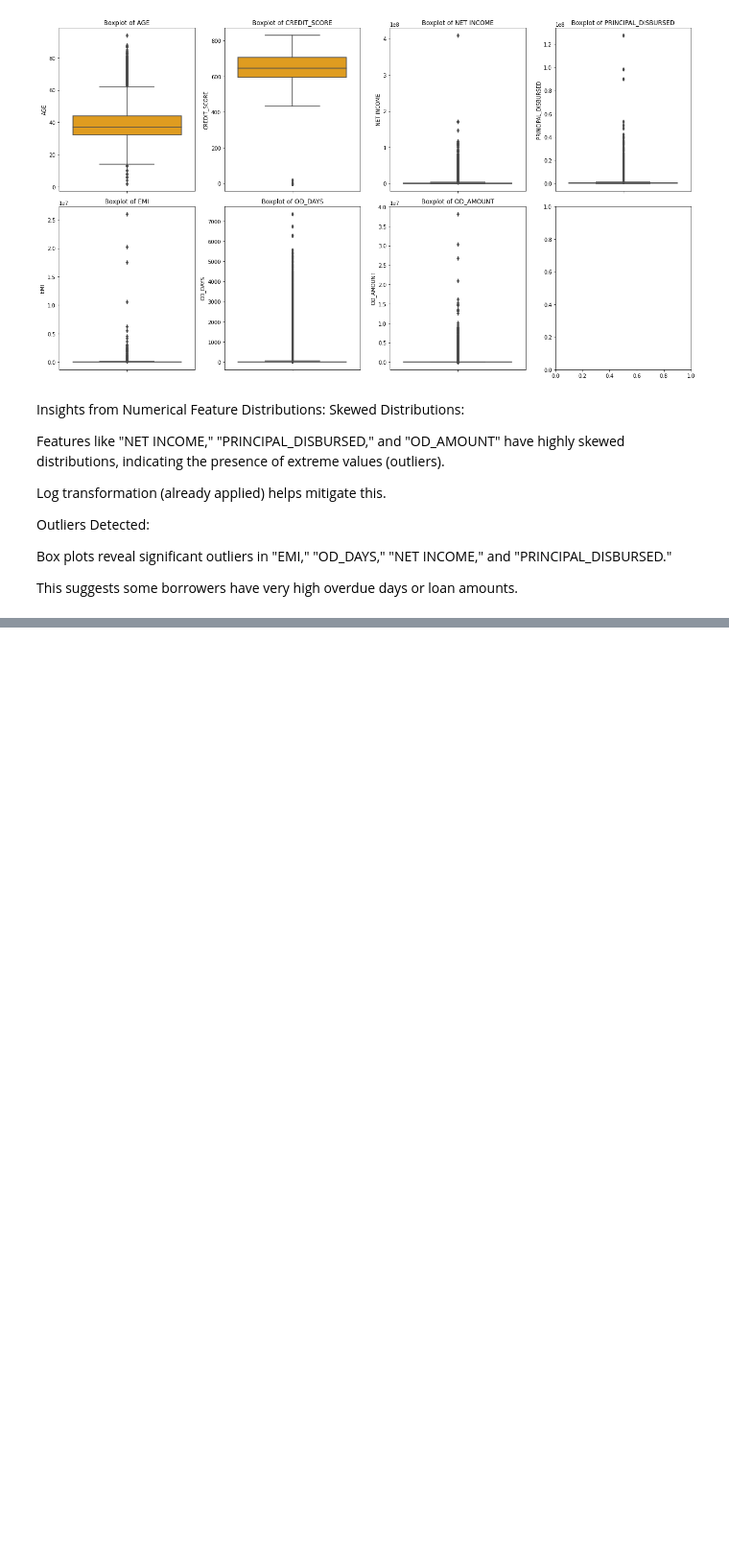
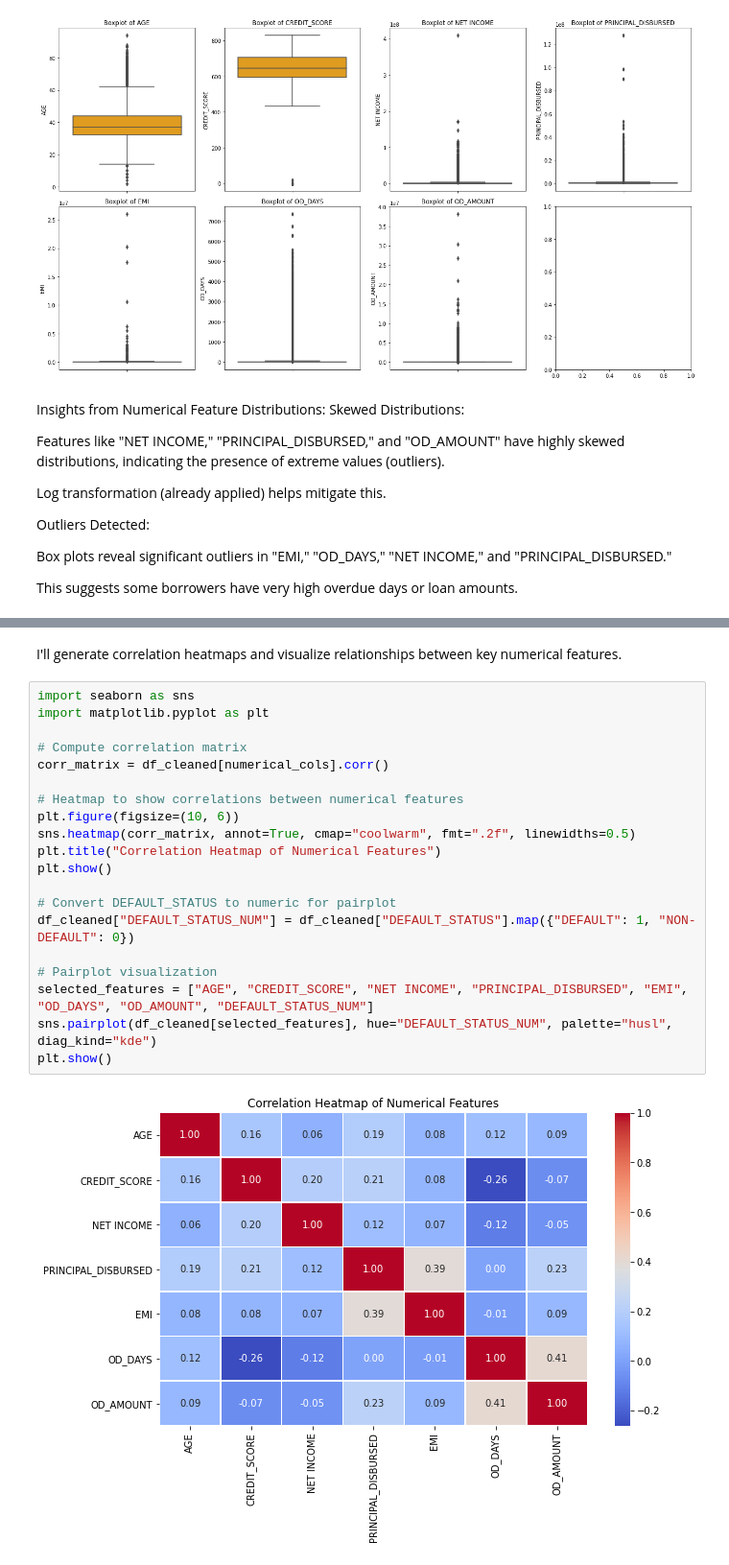
Before and after one commit to AlexIrungu/DSC-CapstoneProject, a Jupyter notebook: notebooks/michael.ipynb, the cells around one changed output, grey strips where cells are left out. Shown at 96% size. Cells and saved outputs as stored; diff of their text form; blank space fills up the shorter version.

```diff
--- a/notebooks/michael.ipynb
+++ b/notebooks/michael.ipynb
@@ -603,0 +653,24 @@ This suggests some borrowers have very high overdue days or loan amounts.
+# %% [markdown]
+I'll generate correlation heatmaps and visualize relationships between key numerical features.
+# %%
+import seaborn as sns
+import matplotlib.pyplot as plt
+
+# Compute correlation matrix
+corr_matrix = df_cleaned[numerical_cols].corr()
+
+# Heatmap to show correlations between numerical features
+plt.figure(figsize=(10, 6))
+sns.heatmap(corr_matrix, annot=True, cmap="coolwarm", fmt=".2f", linewidths=0.5)
+plt.title("Correlation Heatmap of Numerical Features")
+plt.show()
+
+# Convert DEFAULT_STATUS to numeric for pairplot
+df_cleaned["DEFAULT_STATUS_NUM"] = df_cleaned["DEFAULT_STATUS"].map({"DEFAULT": 1, "NON-DEFAULT": 0})
+
+# Pairplot visualization
+selected_features = ["AGE", "CREDIT_SCORE", "NET INCOME", "PRINCIPAL_DISBURSED", "EMI", "OD_DAYS", "OD_AMOUNT", "DEFAULT_STATUS_NUM"]
+sns.pairplot(df_cleaned[selected_features], hue="DEFAULT_STATUS_NUM", palette="husl", diag_kind="kde")
+plt.show()
+# %% [output]
+[figure, added]
```
Also changed, not shown: parts of 4 cells of this notebook.
